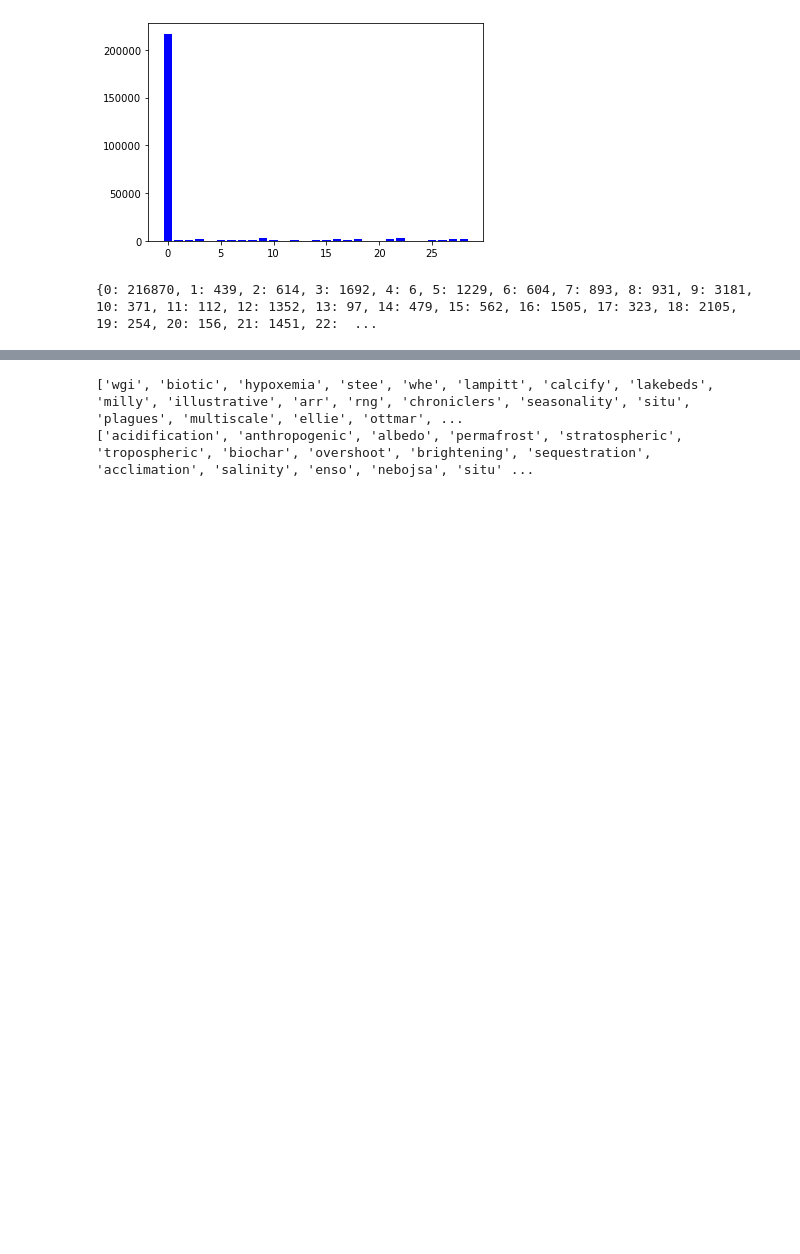
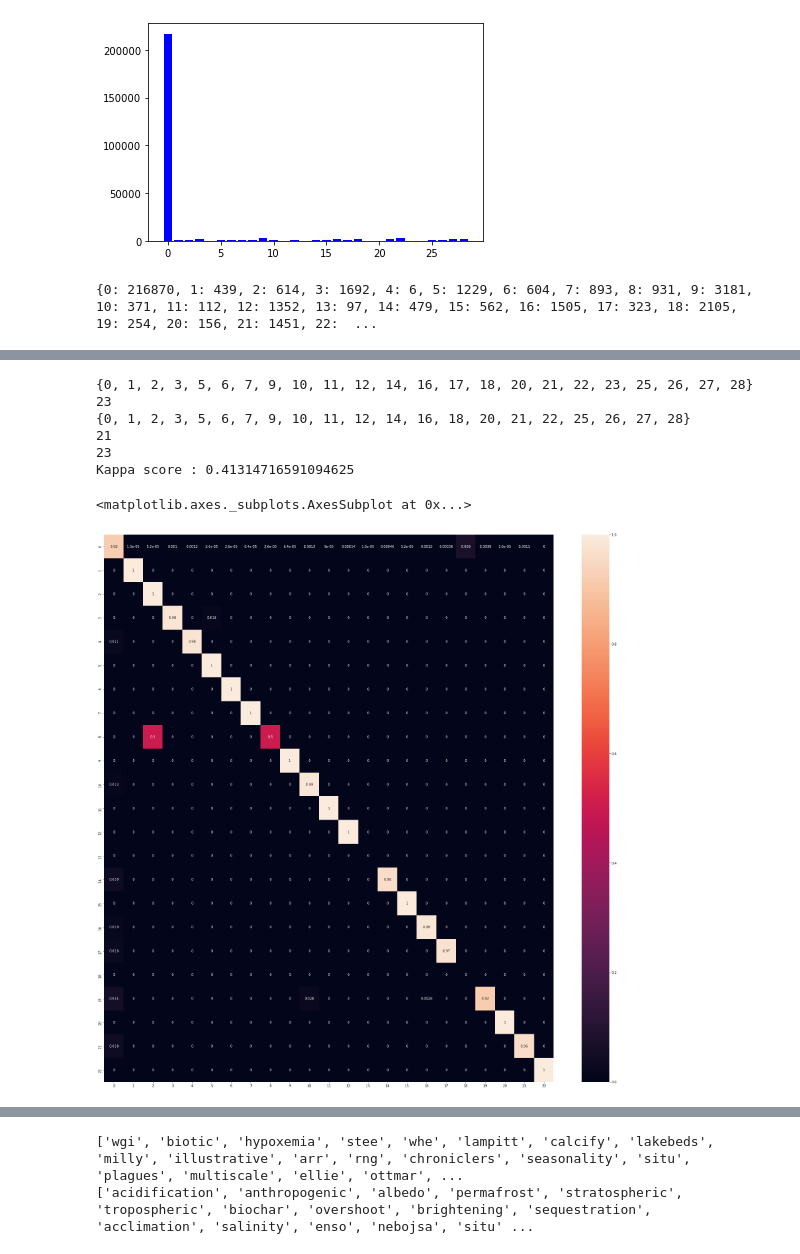
Before and after one commit to pdudeia/isb-project, a Jupyter notebook: create_dataset.ipynb, the cells around one changed output, grey strips where cells are left out. Saved outputs shown, nothing was run; the diff lists cells and outputs as text; code cells hidden in the pictures; blank space fills up the shorter version.

```diff
--- a/create_dataset.ipynb
+++ b/create_dataset.ipynb
@@ -376,0 +408,42 @@ Training complete in 0m 5s
+# %%
+test_data = text_dataset(extracted_text=all_comps.loc[0,'Text'],cluster_dict=cluster_dict,dataset_type='test')
+test_dl = DataLoader(test_data,batch_size=5,shuffle=False,collate_fn=model.collate_fn)
+
+val_outs = []
+val_targets = []
+device = torch.device('cpu')
+model = model.to(device)
+for inputs,targets,sentence_lens in tqdm(test_dl):
+    inputs = inputs.to(device)
+    sentence_lens = torch.tensor(sentence_lens,dtype=torch.long,device=device)
+    with torch.no_grad():
+        outputs = model(inputs,sentence_lens)
+        preds = torch.argmax(outputs,dim=1).flatten()
+        val_outs.append(preds)
+        val_targets.append(targets.flatten())
+
+print(set(torch.cat(val_outs).numpy()))
+print(len(set(torch.cat(val_outs).numpy())))
+print(set(torch.cat(val_targets).numpy()))
+print(len(set(torch.cat(val_targets).numpy())))
+
+consol_val_preds = torch.cat(val_outs)
+consol_val_tgts = torch.cat(val_targets)
+cm_idxs = max(len(set(consol_val_preds.numpy())),len(set(consol_val_tgts.numpy())))
+print(cm_idxs)
+kappa = cohen_kappa_score(consol_val_preds,consol_val_tgts)
+print(f'Kappa score : {kappa}\n')
+cm = confusion_matrix(consol_val_tgts.cpu(),consol_val_preds.cpu(),normalize='true')
+df_cm = pd.DataFrame(cm, index = [i for i in range(cm_idxs)],
+                     columns = [i for i in range(cm_idxs)])
+plt.figure(figsize = (30,30))
+sn.heatmap(df_cm, annot=True)
+# %% [output]
+{0, 1, 2, 3, 5, 6, 7, 9, 10, 11, 12, 14, 16, 17, 18, 20, 21, 22, 23, 25, 26, 27, 28}
+23
+{0, 1, 2, 3, 5, 6, 7, 9, 10, 11, 12, 14, 16, 18, 20, 21, 22, 25, 26, 27, 28}
+21
+23
+Kappa score : 0.41314716591094625
+<matplotlib.axes._subplots.AxesSubplot at 0x...>
+[figure, added]
```
Also changed, not shown: parts of 28 cells of this notebook.
